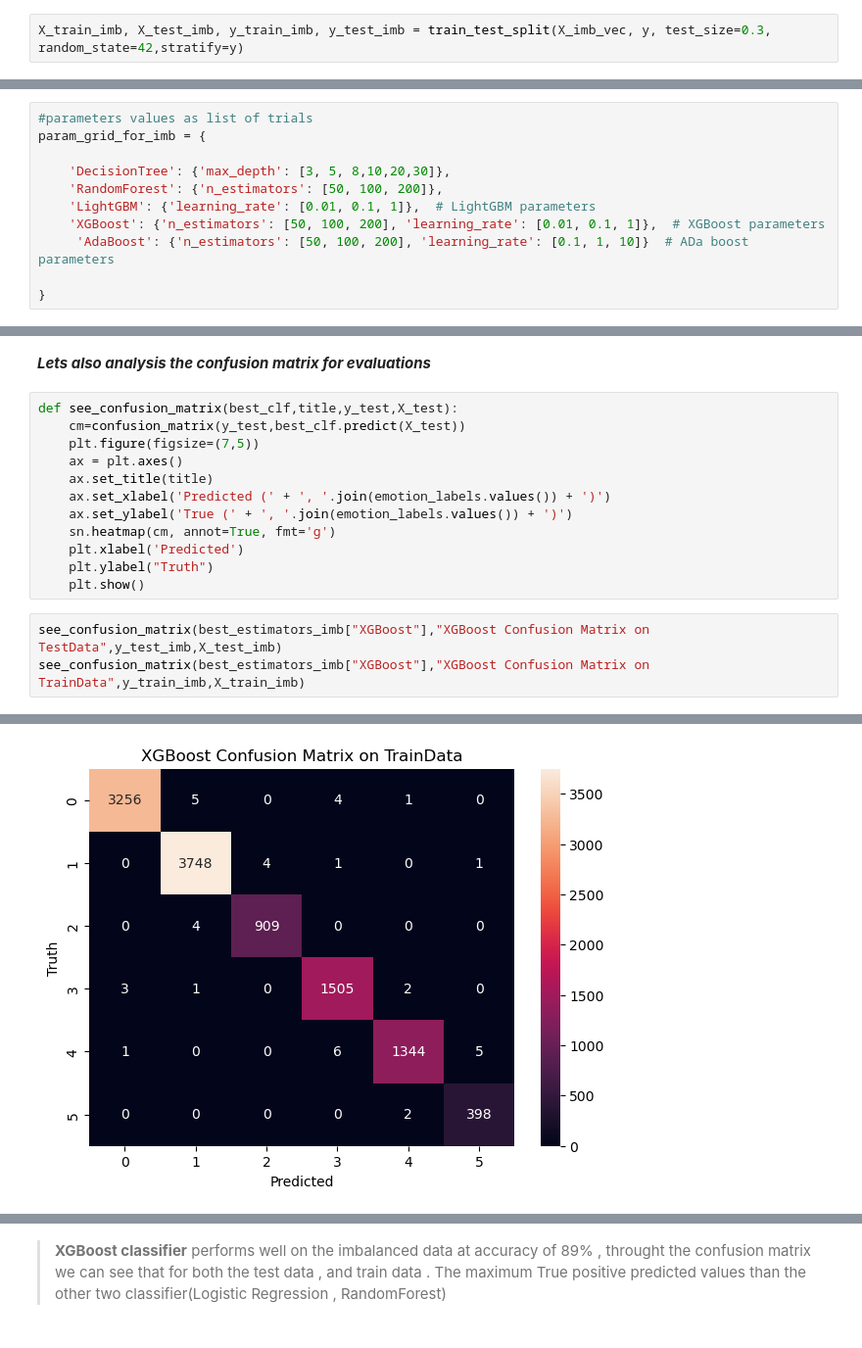
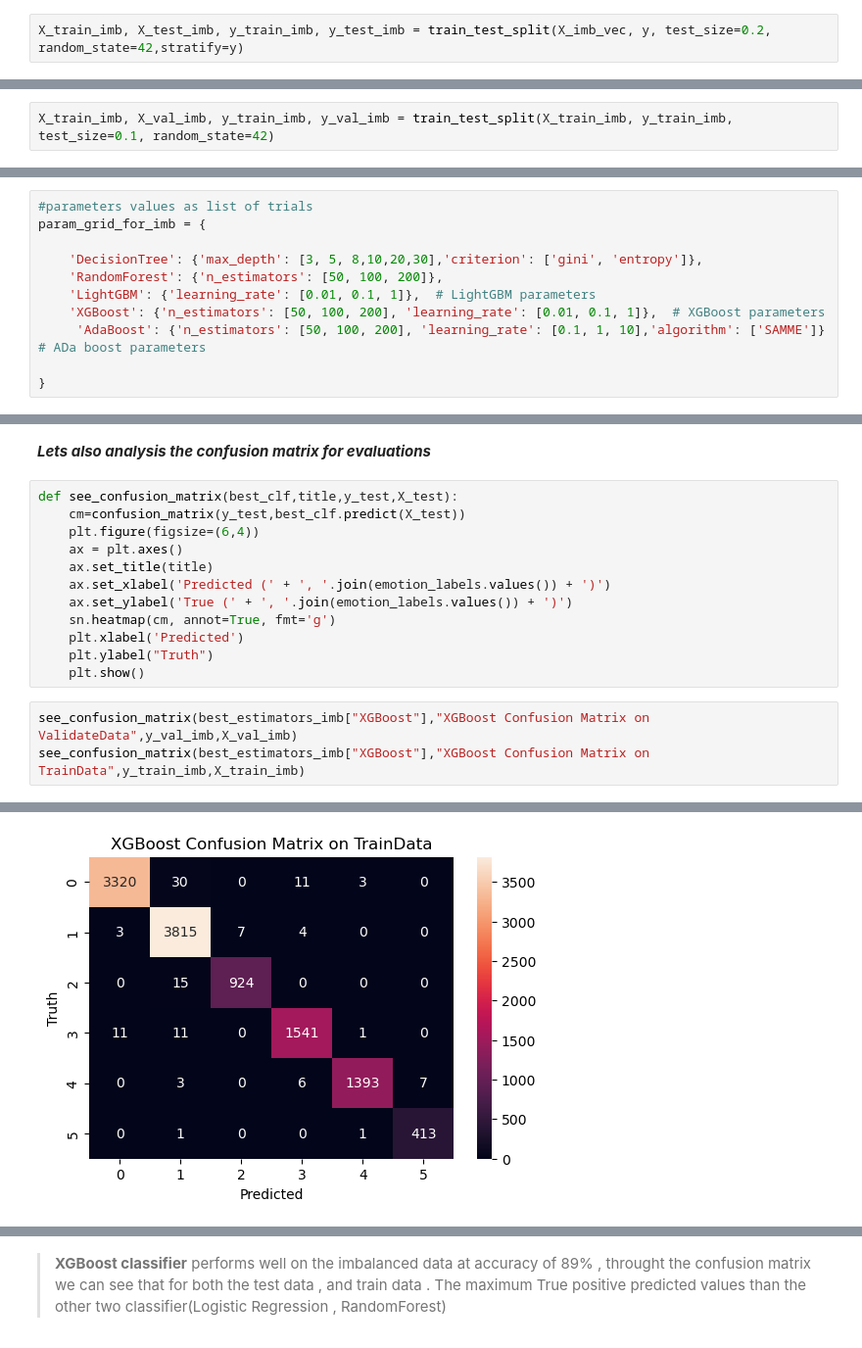
Before and after one commit to springboardmentor112/SentimentAnalysis-TextClassification, a Jupyter notebook: Text_Classification.ipynb, the cells around one changed output, grey strips where cells are left out. Shown at 98% size. Saved outputs shown, nothing was run; the diff lists cells and outputs as text.

Commit message:
added validate set

```diff
--- a/Text_Classification.ipynb
+++ b/Text_Classification.ipynb
@@ -337,4 +346,4 @@ X_imb_vec = vectorizer.fit_transform(X) # with imbalance
 # %% [markdown]
 For the imbalanced dataset split
 # %%
-X_train_imb, X_test_imb, y_train_imb, y_test_imb = train_test_split(X_imb_vec, y, test_size=0.3, random_state=42,stratify=y)
+X_train_imb, X_test_imb, y_train_imb, y_test_imb = train_test_split(X_imb_vec, y, test_size=0.2, random_state=42,stratify=y)
@@ -341,2 +352,4 @@ X_train_imb, X_test_imb, y_train_imb, y_test_imb = train_test_split(X_imb_vec, y
+# %%
+X_train_imb, X_val_imb, y_train_imb, y_val_imb = train_test_split(X_train_imb, y_train_imb, test_size=0.1, random_state=42)
 # %%
 # X_train, X_test, y_train, y_test = train_test_split(features_oversampled, oversampled_df['label'], test_size=0.3, random_state=42,stratify=oversampled_df['label'])
@@ -391,11 +427,11 @@ classifiers_for_imb = {
 #parameters values as list of trials
 param_grid_for_imb = {
 
-    'DecisionTree': {'max_depth': [3, 5, 8,10,20,30]},
+    'DecisionTree': {'max_depth': [3, 5, 8,10,20,30],'criterion': ['gini', 'entropy']},
     'RandomForest': {'n_estimators': [50, 100, 200]},
     'LightGBM': {'learning_rate': [0.01, 0.1, 1]},  # LightGBM parameters
     'XGBoost': {'n_estimators': [50, 100, 200], 'learning_rate': [0.01, 0.1, 1]},  # XGBoost parameters
-     'AdaBoost': {'n_estimators': [50, 100, 200], 'learning_rate': [0.1, 1, 10]}  # ADa boost parameters
+     'AdaBoost': {'n_estimators': [50, 100, 200], 'learning_rate': [0.1, 1, 10],'algorithm': ['SAMME']}  # ADa boost parameters
 
 }
 # %%
@@ -508,7 +526,7 @@ report_df_imb.to_csv('D:\Sentiment_InfosysIntern\lakshita\SentimentAnalysis-Text
 # %%
 def see_confusion_matrix(best_clf,title,y_test,X_test):
     cm=confusion_matrix(y_test,best_clf.predict(X_test))
-    plt.figure(figsize=(7,5))
+    plt.figure(figsize=(6,4))
     ax = plt.axes()
     ax.set_title(title)
     ax.set_xlabel('Predicted (' + ', '.join(emotion_labels.values()) + ')')
@@ -518,6 +536,6 @@ def see_confusion_matrix(best_clf,title,y_test,X_test):
     plt.ylabel("Truth")
     plt.show()
 # %%
-see_confusion_matrix(best_estimators_imb["XGBoost"],"XGBoost Confusion Matrix on TestData",y_test_imb,X_test_imb)
+see_confusion_matrix(best_estimators_imb["XGBoost"],"XGBoost Confusion Matrix on ValidateData",y_val_imb,X_val_imb)
 see_confusion_matrix(best_estimators_imb["XGBoost"],"XGBoost Confusion Matrix on TrainData",y_train_imb,X_train_imb)
 # %% [output]
@@ -525,2 +543,2 @@ see_confusion_matrix(best_estimators_imb["XGBoost"],"XGBoost Confusion Matrix on
-[figure, old version]
+[figure, new version]
 # %%
```
Also changed, not shown: parts of 61 cells of this notebook, 2 other files.
